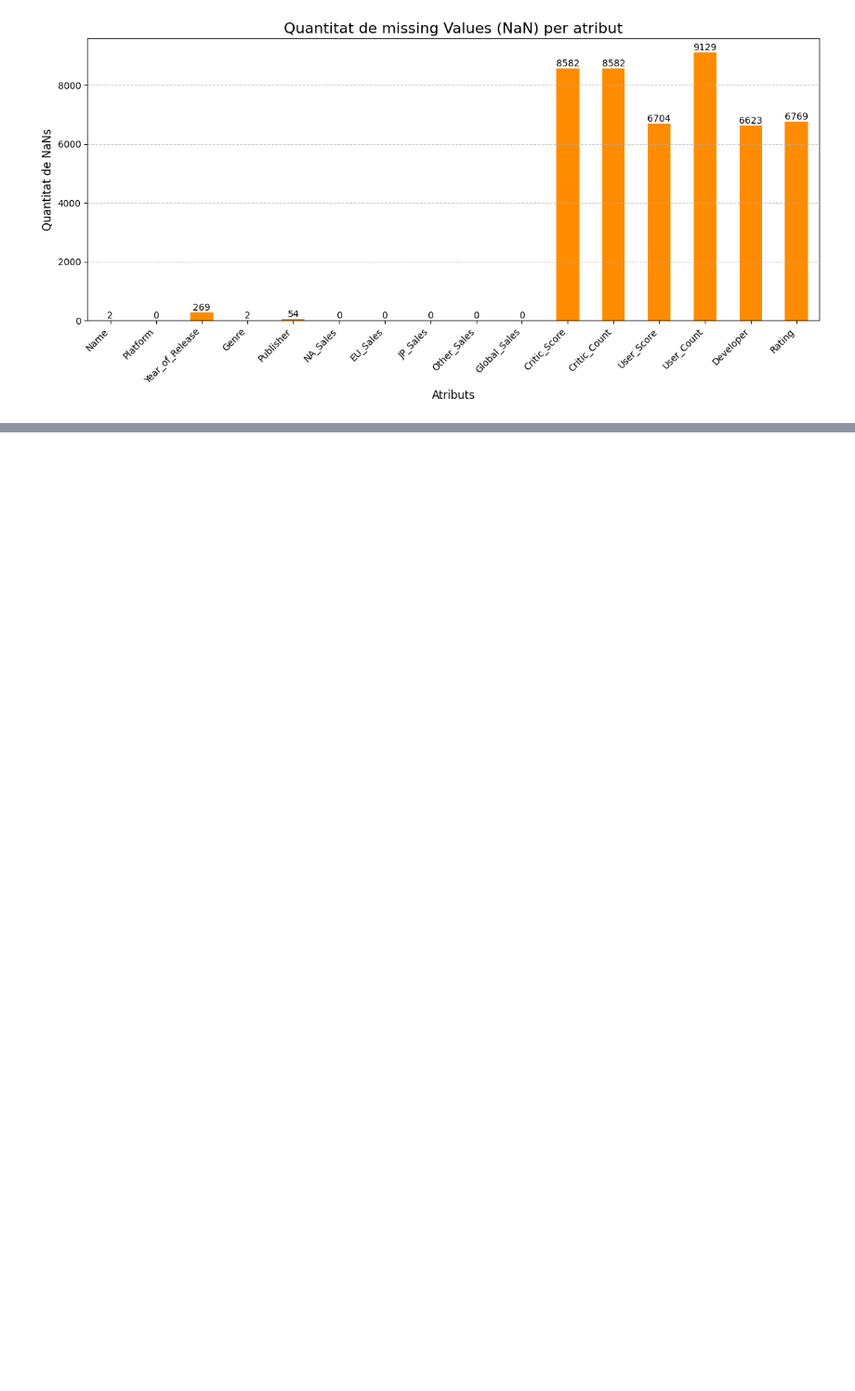
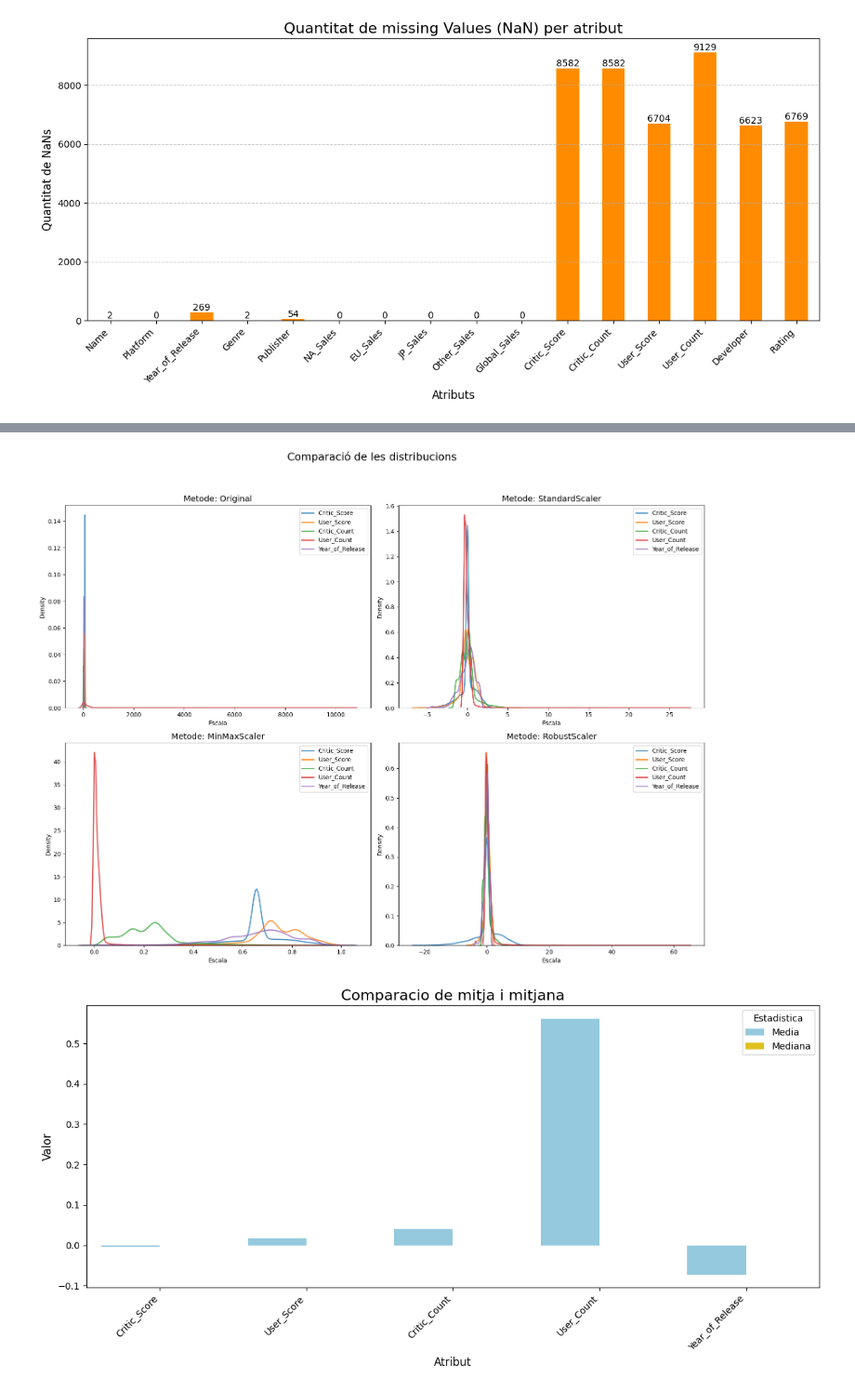
Before and after one commit to Emparans/video-games-sales-with-ratings, a Jupyter notebook: Kaggle.ipynb, the cells around one changed output, grey strips where cells are left out. Shown at 93% size. Saved outputs shown, nothing was run; the diff lists cells and outputs as text; code cells hidden in the pictures; blank space fills up the shorter version.

```diff
--- a/Kaggle.ipynb
+++ b/Kaggle.ipynb
@@ -695,0 +307,59 @@ En cuanto a los no lineales, vamos a eliminar la svm e intentar que la xgboost s
+# %%
+scalers = {
+    "Original": df2.copy(),
+    "StandardScaler": pd.DataFrame(StandardScaler().fit_transform(df2), columns=numeric_features, index=df2.index),
+    "MinMaxScaler": pd.DataFrame(MinMaxScaler().fit_transform(df2), columns=numeric_features, index=df2.index),
+    "RobustScaler": pd.DataFrame(RobustScaler().fit_transform(df2), columns=numeric_features, index=df2.index)}
+
+plt.figure(figsize=(16, 12))
+plt.suptitle('Comparació de les distribucions', fontsize=18, y=1.02)
+
+for i, (name, scaled) in enumerate(scalers.items(), 1):
+    plt.subplot(2, 2, i)
+    for col in numeric_features:
+         sns.kdeplot(scaled[col], fill=False, label=col, alpha=0.8, linewidth=2)
+
+    plt.title(f'Metode: {name}', fontsize=14)
+    plt.xlabel('Escala')
+    plt.legend()
+
+plt.tight_layout(rect=[0, 0, 1, 0.98])
+plt.show()
+
+df_scaled = df_imputed.copy()
+df_scaled[numeric_features] = scalers["RobustScaler"]
+
+#----------------------------------------------------------------------------
+medias = scalers["RobustScaler"].mean().rename('Media')
+medianas = scalers["RobustScaler"].median().rename('Mediana')
+
+df_stats = pd.concat([medias, medianas], axis=1)
+
+df_plot = df_stats.reset_index().melt(
+    id_vars='index',
+    var_name='Estadística',
+    value_name='Valor'
+)
+
+df_plot = df_plot.rename(columns={'index': 'Atributo'})
+
+plt.figure(figsize=(12, 6))
+
+sns.barplot(
+    x='Atributo',
+    y='Valor',
+    hue='Estadística',
+    data=df_plot,
+    palette={'Media': 'skyblue', 'Mediana': 'gold'}
+)
+plt.title('Comparacio de mitja i mitjana', fontsize=16)
+plt.xlabel('Atribut', fontsize=12)
+plt.ylabel('Valor', fontsize=12)
+plt.legend(title='Estadistica')
+plt.xticks(rotation=45, ha='right')
+
+plt.tight_layout()
+plt.show()
+# %% [output]
+[figure, added]
+[figure, added]
```
Also changed, not shown: parts of 64 cells of this notebook.
